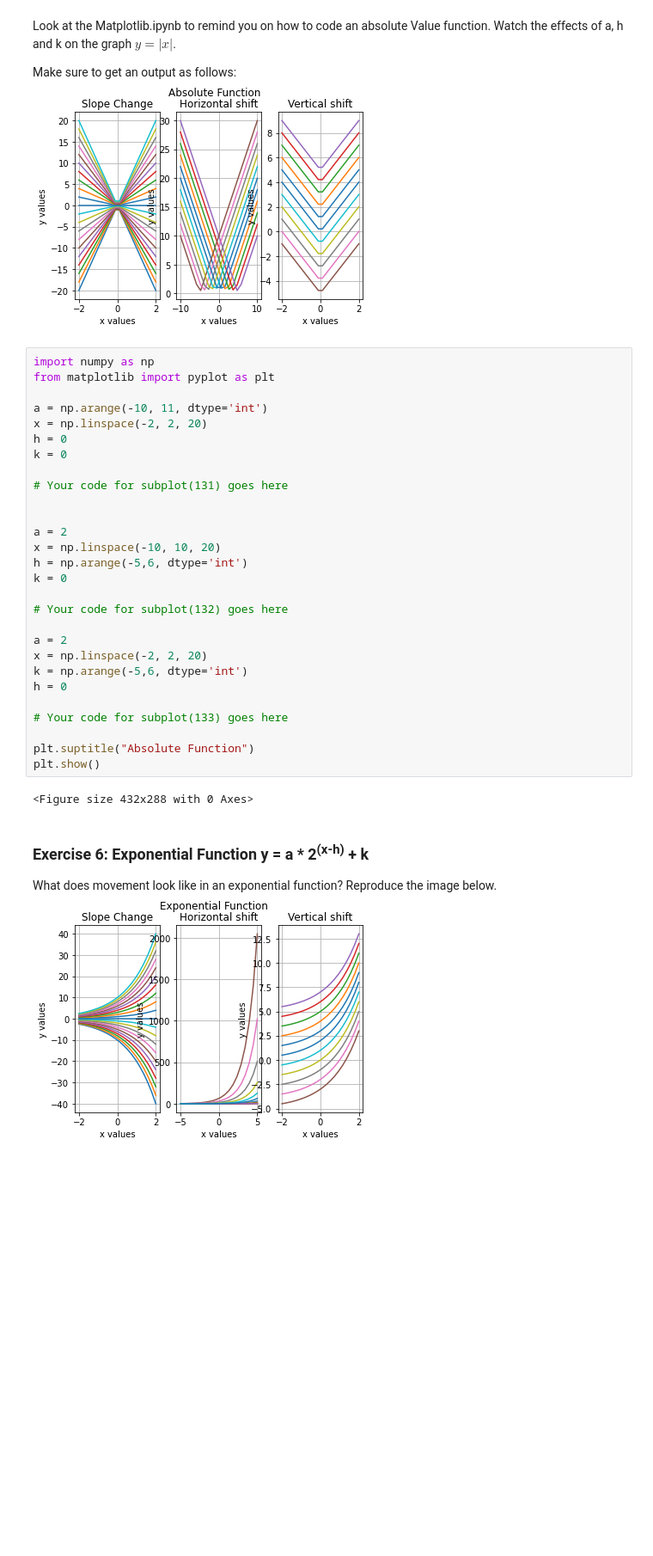
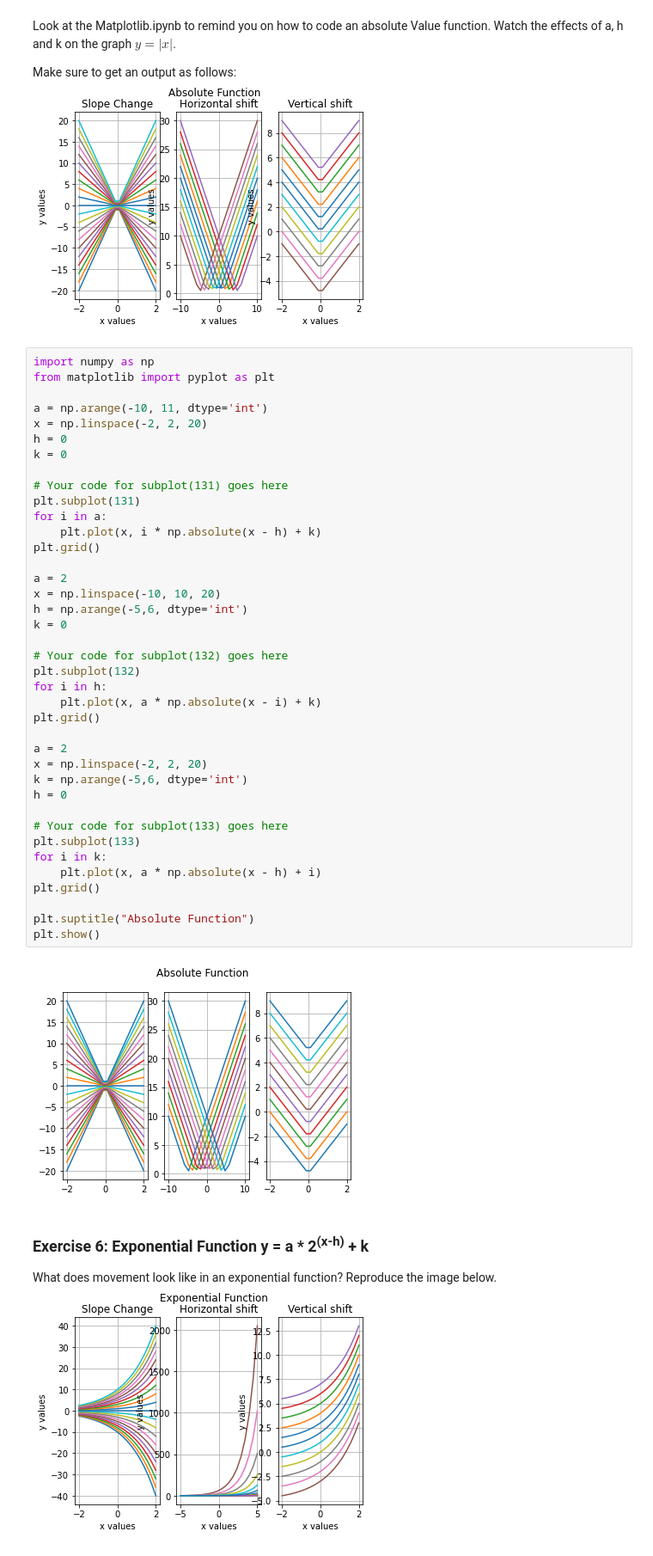
Before and after one commit to viksri98/Summer21, a Jupyter notebook: Review/Review_Lesson12_Functions.ipynb, the cells around one changed output. Shown: that part at 86% size. Saved outputs shown, nothing was run; the diff lists cells and outputs as text; blank space fills up the shorter version.

```diff
--- a/Review/Review_Lesson12_Functions.ipynb
+++ b/Review/Review_Lesson12_Functions.ipynb
@@ -126,33 +137,44 @@ Make sure to get an output as follows:<br>
 # %%
 import numpy as np
 from matplotlib import pyplot as plt
 
 a = np.arange(-10, 11, dtype='int')
 x = np.linspace(-2, 2, 20)
 h = 0
 k = 0
 
 # Your code for subplot(131) goes here
-
+plt.subplot(131)
+for i in a:
+    plt.plot(x, i * np.absolute(x - h) + k)
+plt.grid()
 
 a = 2
 x = np.linspace(-10, 10, 20)
 h = np.arange(-5,6, dtype='int')
 k = 0
 
 # Your code for subplot(132) goes here
+plt.subplot(132)
+for i in h:
+    plt.plot(x, a * np.absolute(x - i) + k)
+plt.grid()
 
 a = 2
 x = np.linspace(-2, 2, 20)
 k = np.arange(-5,6, dtype='int')
 h = 0
 
 # Your code for subplot(133) goes here
+plt.subplot(133)
+for i in k:
+    plt.plot(x, a * np.absolute(x - h) + i)
+plt.grid()
 
 plt.suptitle("Absolute Function")
 plt.show()
 # %% [output]
-<Figure size 432x288 with 0 Axes>
+[figure, added]
 # %% [markdown]
 ### Exercise 6: Exponential Function y = a * 2<sup>(x-h)</sup> + k
 
```
Also changed, not shown: parts of 1 cell of this notebook, 1 other file.
